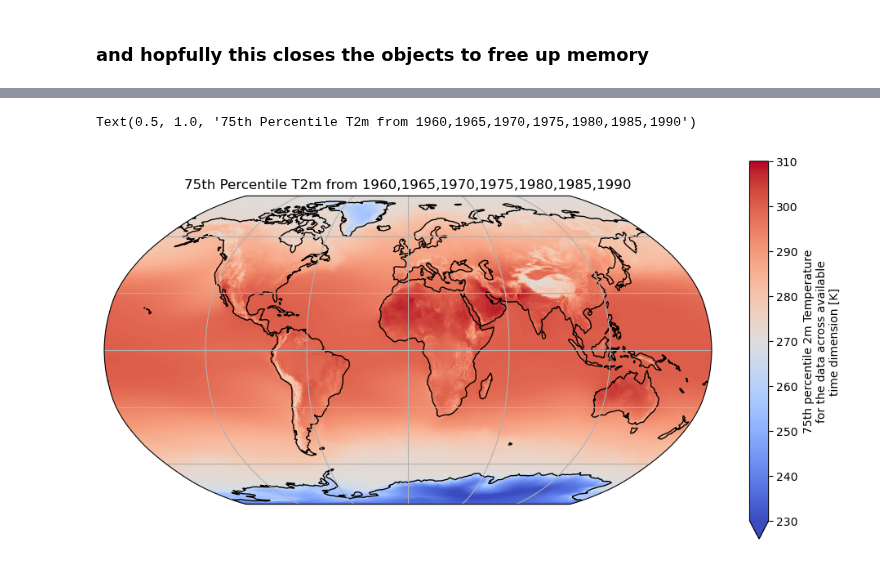
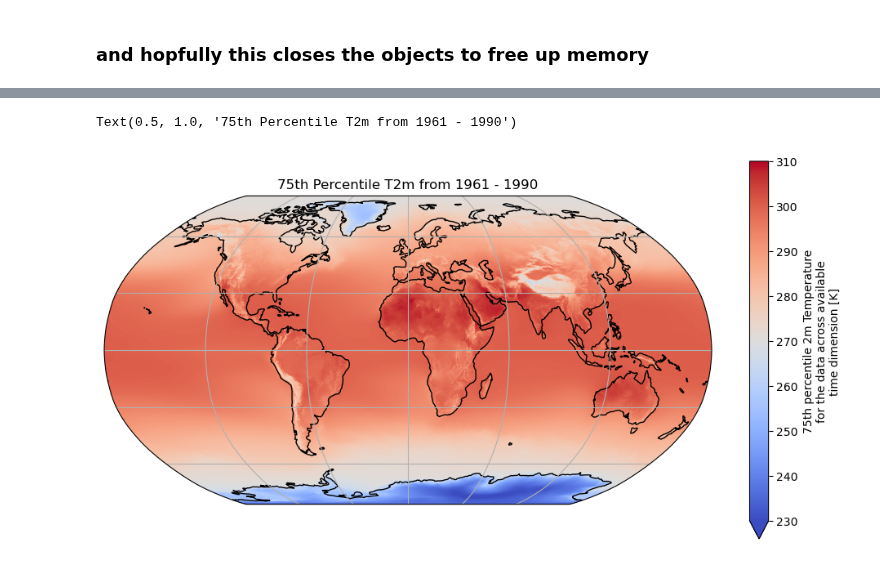
Before and after one commit to tedscott/HeatWaves, a Jupyter notebook: ReadComputeBaseline.ipynb, the cells around one changed output, grey strips where cells are left out. Drawn from its saved outputs; the diff is of its cells as text; code cells hidden in the pictures.

```diff
--- a/ReadComputeBaseline.ipynb
+++ b/ReadComputeBaseline.ipynb
@@ -145,24 +154,24 @@ drwxr-xr-x@ 14 tedscott  staff      448 Jun 14 14:37 1990
 # %%
 fig = plt.figure(figsize=(12,6))
 
 # assign axis and def projection to use
 ax = plt.axes(projection=ccrs.Robinson(central_longitude=0))
 
 # add coastlines and grid
 ax.coastlines()
 ax.gridlines()
 
 # plot first index of SSTs
 c_75.plot(
     ax=ax,
     transform=ccrs.PlateCarree(), # assign map projection
     vmin=230,
     vmax=310, # define temp range for colorbar 230 to 310 K
     cmap="coolwarm"
 )
 
-plt.title("75th Percentile T2m from 1960,1965,1970,1975,1980,1985,1990")
+plt.title("75th Percentile T2m from 1961 - 1990")
 # %% [output]
-Text(0.5, 1.0, '75th Percentile T2m from 1960,1965,1970,1975,1980,1985,1990')
+Text(0.5, 1.0, '75th Percentile T2m from 1961 - 1990')
-[figure, old version]
+[figure, new version]
 # %%
```
Also changed, not shown: parts of 8 cells of this notebook, 3 other files.
